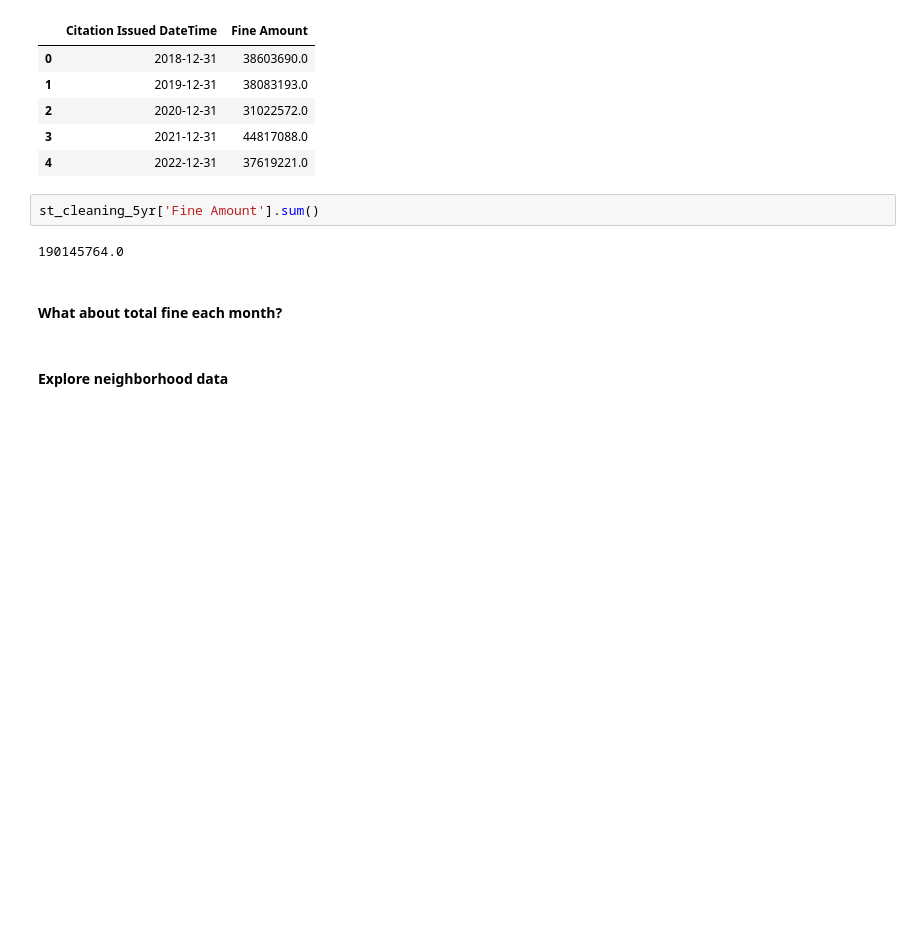
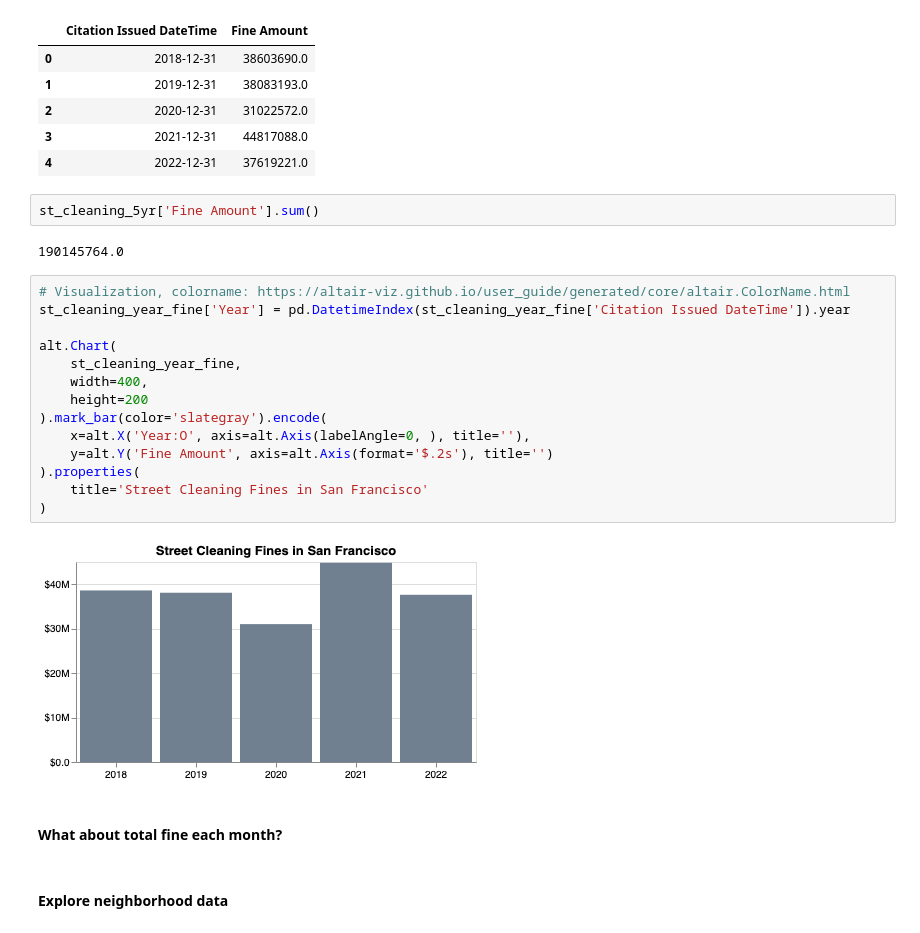
Before and after one commit to jiyuntsai/sf-parking-citation, a Jupyter notebook: 02_st-cleaning-5yr.ipynb, the cells around one changed output. Saved outputs shown, nothing was run; the diff lists cells and outputs as text; blank space fills up the shorter version.

Commit message:
Add visualization for total fine each year

```diff
--- a/02_st-cleaning-5yr.ipynb
+++ b/02_st-cleaning-5yr.ipynb
@@ -296,6 +296,22 @@ st_cleaning_year_fine
 st_cleaning_5yr['Fine Amount'].sum()
 # %% [output]
 190145764.0
+# %%
+# Visualization, colorname: https://altair-viz.github.io/user_guide/generated/core/altair.ColorName.html
+st_cleaning_year_fine['Year'] = pd.DatetimeIndex(st_cleaning_year_fine['Citation Issued DateTime']).year
+
+alt.Chart(
+    st_cleaning_year_fine,
+    width=400,
+    height=200
+).mark_bar(color='slategray').encode(
+    x=alt.X('Year:O', axis=alt.Axis(labelAngle=0, ), title=''),
+    y=alt.Y('Fine Amount', axis=alt.Axis(format='$.2s'), title='')
+).properties(
+    title='Street Cleaning Fines in San Francisco'
+)
+# %% [output]
+[figure, added]
 # %% [markdown]
 #### What about total fine each month?
 # %% [markdown]
```
